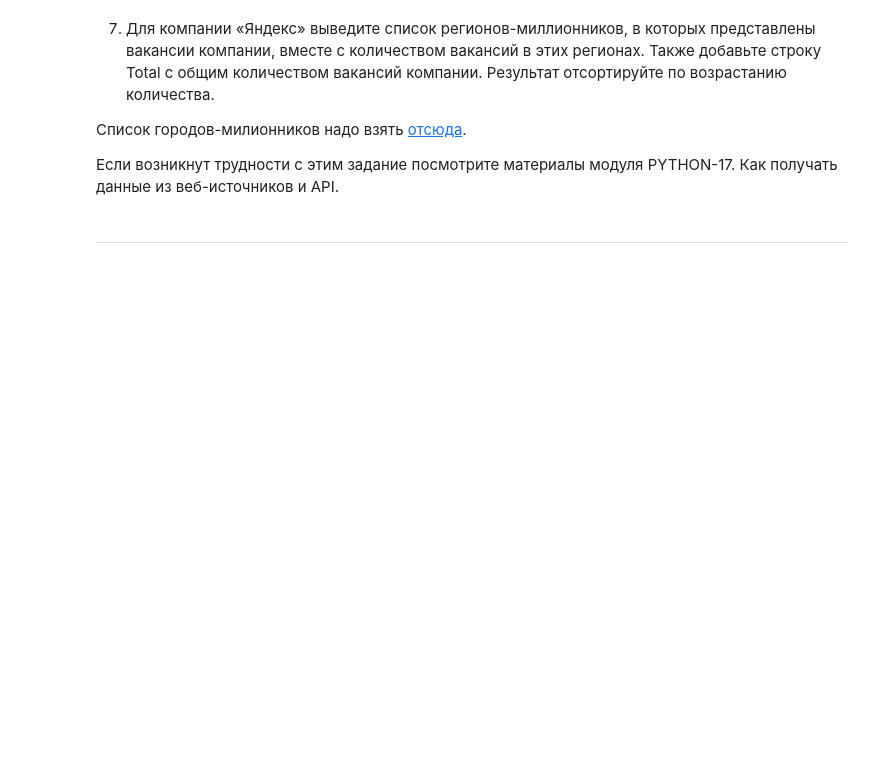
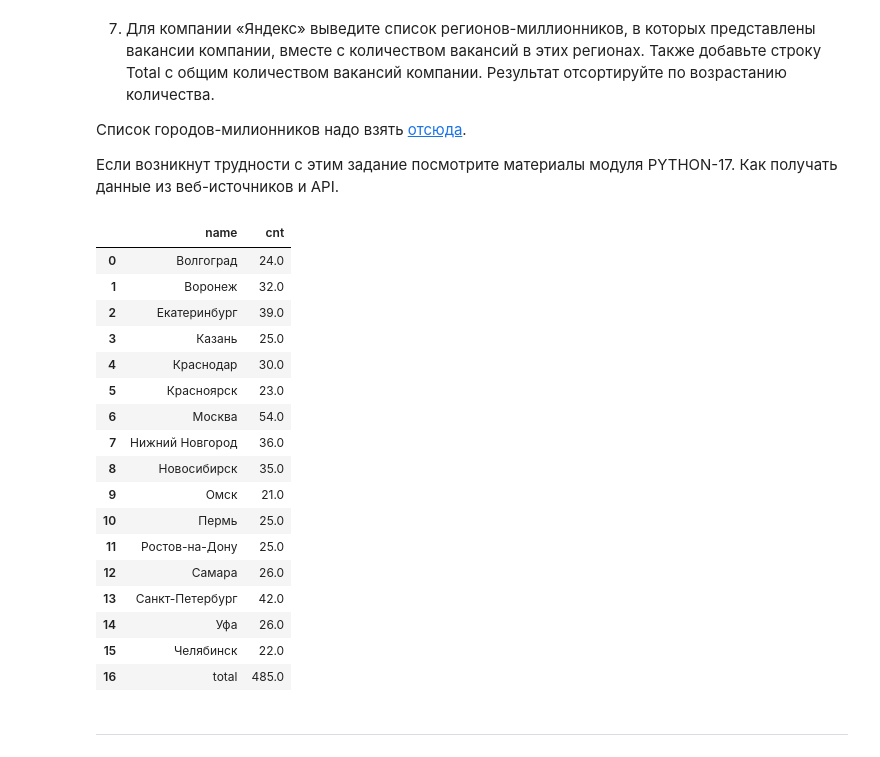
Before and after one commit to simplevolunteer/SF_data_science, a Jupyter notebook: PROJECT-2. Анализ вакансий из HeadHunter/Project_2_Ноутбук_шаблон.ipynb, the cells around one changed output. Cells and saved outputs as stored; diff of their text form; code cells hidden in the pictures; blank space fills up the shorter version.

```diff
--- a/PROJECT-2. Анализ вакансий из HeadHunter/Project_2_Ноутбук_шаблон.ipynb
+++ b/PROJECT-2. Анализ вакансий из HeadHunter/Project_2_Ноутбук_шаблон.ipynb
@@ -354,10 +353,48 @@ df
 Если возникнут трудности с этим задание посмотрите материалы модуля  PYTHON-17. Как получать данные из веб-источников и API.
 # %%
 # код для получения списка городов-милионников
+url = 'https://ru.wikipedia.org/wiki/%D0%93%D0%BE%D1%80%D0%BE%D0%B4%D0%B0-%D0%BC%D0%B8%D0%BB%D0%BB%D0%B8%D0%BE%D0%BD%D0%B5%D1%80%D1%8B_%D0%A0%D0%BE%D1%81%D1%81%D0%B8%D0%B8'
+tabs = pd.read_html(url)
+lst=tuple(tabs[1]['Город'])
 # %%
 # текст запроса
+query_5_7 = f'''with t1 as (
+                select
+                    a.name,
+                    count(v.id) cnt
+                    from vacancies v
+                        left join employers e on v.employer_id = e.id
+                        left join areas a on a.id = v.area_id
+                    where e.name = 'Яндекс' and
+                    a.name IN {lst}
+                    group by 1)
+                select * from t1
+                union all
+                select 'total', sum(t1.cnt) from t1
+            '''
 # %%
 # результат запроса
+df = pd.read_sql_query(query_5_7, connection)
+df
+# %% [output]
+|  | name | cnt |
+| 0 | Волгоград | 24.0 |
+| 1 | Воронеж | 32.0 |
+| 2 | Екатеринбург | 39.0 |
+| 3 | Казань | 25.0 |
+| 4 | Краснодар | 30.0 |
+| 5 | Красноярск | 23.0 |
+| 6 | Москва | 54.0 |
+| 7 | Нижний Новгород | 36.0 |
+| 8 | Новосибирск | 35.0 |
+| 9 | Омск | 21.0 |
+| 10 | Пермь | 25.0 |
+| 11 | Ростов-на-Дону | 25.0 |
+| 12 | Самара | 26.0 |
+| 13 | Санкт-Петербург | 42.0 |
+| 14 | Уфа | 26.0 |
+| 15 | Челябинск | 22.0 |
+| 16 | total | 485.0 |
 # %% [markdown]
 ***
 # %%
```
Also changed, not shown: parts of 13 cells of this notebook.
